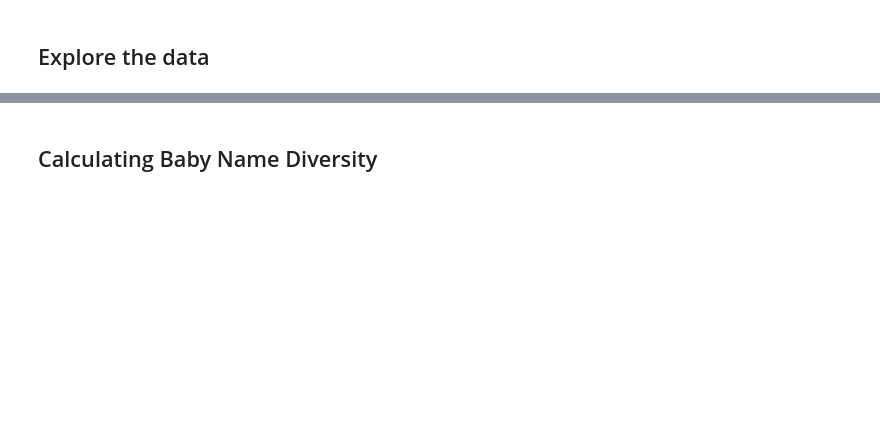
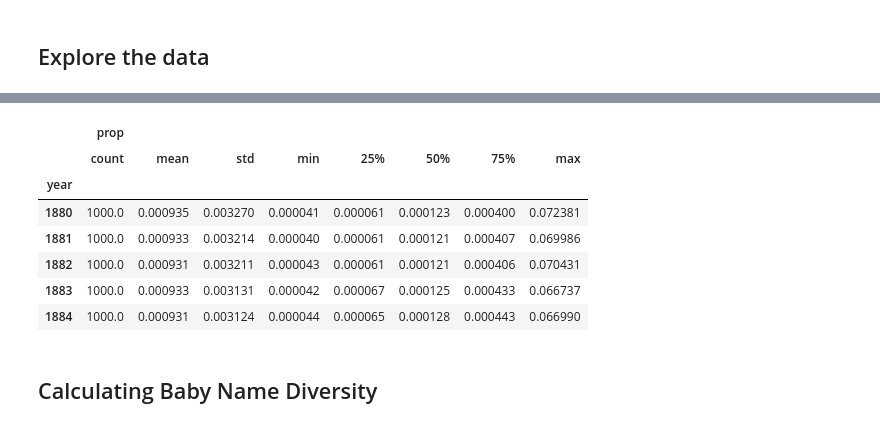
Before and after one commit to shauryashaurya/Notes-on-Statistics-and-Machine-Learning, a Jupyter notebook: 0006 Baby Name Diversity with Pandas.ipynb, the cells around one changed output, grey strips where cells are left out. Cells and saved outputs as stored; diff of their text form; code cells hidden in the pictures; blank space fills up the shorter version.

```diff
--- a/0006 Baby Name Diversity with Pandas.ipynb
+++ b/0006 Baby Name Diversity with Pandas.ipynb
@@ -1,10 +16,11 @@
 # %%
 %matplotlib inline
 import matplotlib.pyplot as plt
+from IPython.display import display, HTML
 import numpy as np
 import pandas as pd
 
-# turn of data table rendering
-pd.set_option('display.notebook_repr_html', False)
+# turn on data table rendering
+pd.set_option('display.notebook_repr_html', True)
 plt.style.use('ggplot')
 pd.__version__
@@ -73,7 +166,16 @@ mean_prop.sort_values(ascending=False).head()
 # %%
 # Retrieve summary statistics for each year in the data set
 result = girls_df.groupby('year').describe()
-result.head(24)
+result.head(5)
+# %% [output]
+|  | prop |  |  |  |  |  |  |  |
+|  | count | mean | std | min | 25% | 50% | 75% | max |
+| year |  |  |  |  |  |  |  |  |
+| 1880 | 1000.0 | 0.000935 | 0.003270 | 0.000041 | 0.000061 | 0.000123 | 0.000400 | 0.072381 |
+| 1881 | 1000.0 | 0.000933 | 0.003214 | 0.000040 | 0.000061 | 0.000121 | 0.000407 | 0.069986 |
+| 1882 | 1000.0 | 0.000931 | 0.003211 | 0.000043 | 0.000061 | 0.000121 | 0.000406 | 0.070431 |
+| 1883 | 1000.0 | 0.000933 | 0.003131 | 0.000042 | 0.000067 | 0.000125 | 0.000433 | 0.066737 |
+| 1884 | 1000.0 | 0.000931 | 0.003124 | 0.000044 | 0.000065 | 0.000128 | 0.000443 | 0.066990 |
 # %% [markdown]
 ## Calculating Baby Name Diversity
 # %%
```
Also changed, not shown: parts of 23 cells of this notebook, 6 other files.
